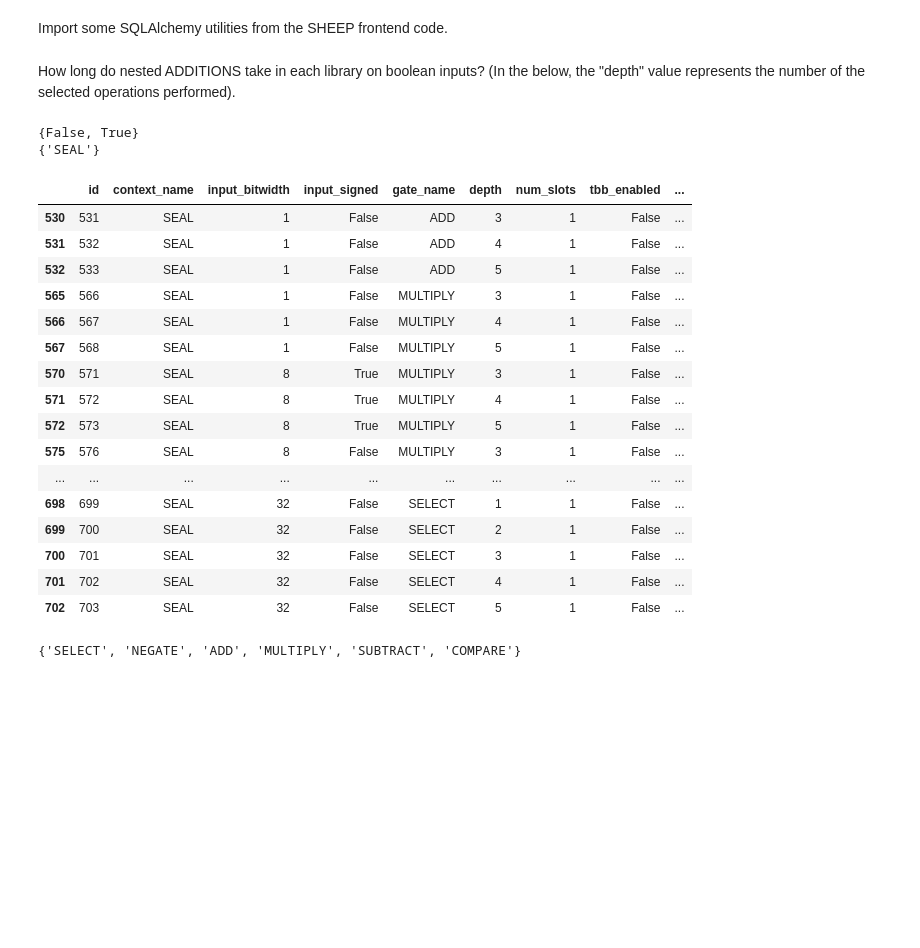
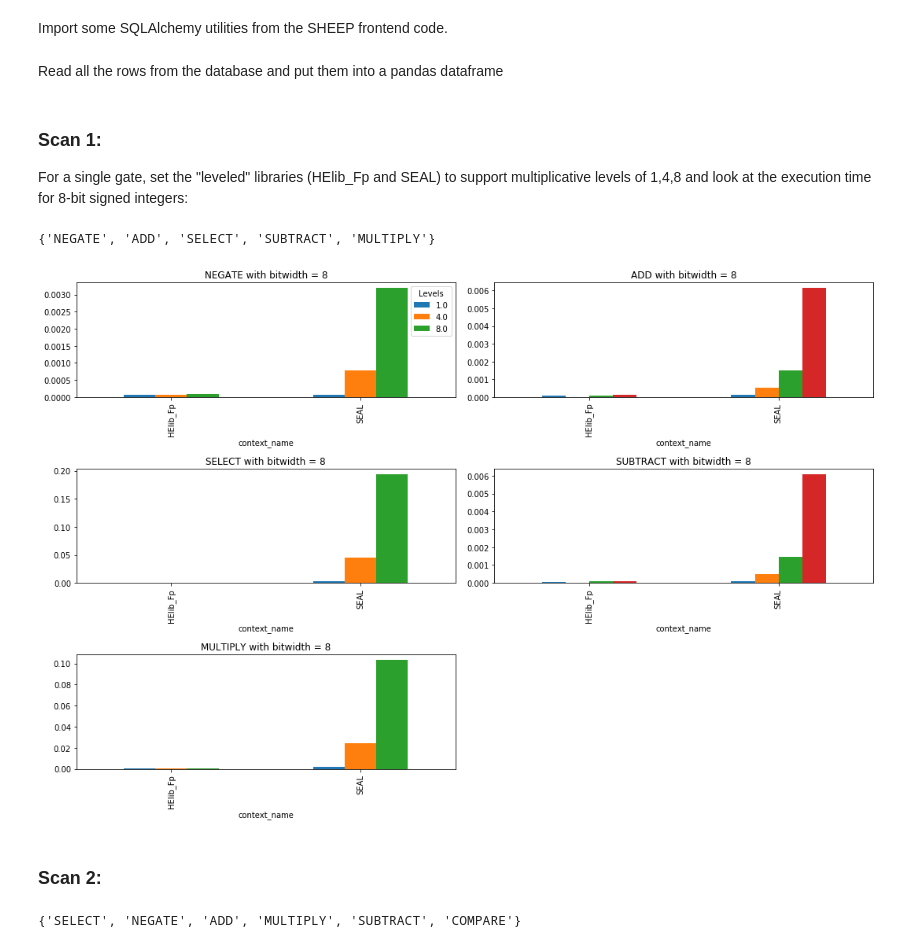
Before and after one commit to alan-turing-institute/SHEEP, a Jupyter notebook: Low-level-benchmarks.ipynb, the cells around one changed output. Saved outputs shown, nothing was run; the diff lists cells and outputs as text; code cells hidden in the pictures; blank space fills up the shorter version.

Commit message:
update db and low-level notebook

```diff
--- a/Low-level-benchmarks.ipynb
+++ b/Low-level-benchmarks.ipynb
@@ -16,33 +16,5 @@ Import some SQLAlchemy utilities from the SHEEP frontend code.
 # %%
 from frontend.database import BenchmarkMeasurement, session
 from frontend.database import build_filter
-# %% [markdown]
-How long do nested ADDITIONS take in each library on boolean inputs? (In the below, the "depth" value represents the number of the selected operations performed).
-# %%
-all_rows = pd.read_sql(session.query(BenchmarkMeasurement).statement,session.bind)
-all_rows.head()
-print(set(all_rows.is_correct))
-false_rows = all_rows[(all_rows.is_correct==False) & (all_rows.context_name=="SEAL")]
-print(set(false_rows.context_name))
-false_rows.head(100)
-#assert set(all_rows.is_correct) == set([True])
-# %% [output]
-{False, True}
-{'SEAL'}
-|  | id | context_name | input_bitwidth | input_signed | gate_name | depth | num_slots | tbb_enabled | ... |
-| 530 | 531 | SEAL | 1 | False | ADD | 3 | 1 | False | ... |
-| 531 | 532 | SEAL | 1 | False | ADD | 4 | 1 | False | ... |
-| 532 | 533 | SEAL | 1 | False | ADD | 5 | 1 | False | ... |
-| 565 | 566 | SEAL | 1 | False | MULTIPLY | 3 | 1 | False | ... |
-| 566 | 567 | SEAL | 1 | False | MULTIPLY | 4 | 1 | False | ... |
-| 567 | 568 | SEAL | 1 | False | MULTIPLY | 5 | 1 | False | ... |
-| 570 | 571 | SEAL | 8 | True | MULTIPLY | 3 | 1 | False | ... |
-| 571 | 572 | SEAL | 8 | True | MULTIPLY | 4 | 1 | False | ... |
-| 572 | 573 | SEAL | 8 | True | MULTIPLY | 5 | 1 | False | ... |
-| 575 | 576 | SEAL | 8 | False | MULTIPLY | 3 | 1 | False | ... |
-| ... | ... | ... | ... | ... | ... | ... | ... | ... | ... |
-| 698 | 699 | SEAL | 32 | False | SELECT | 1 | 1 | False | ... |
-| 699 | 700 | SEAL | 32 | False | SELECT | 2 | 1 | False | ... |
-| 700 | 701 | SEAL | 32 | False | SELECT | 3 | 1 | False | ... |
-| 701 | 702 | SEAL | 32 | False | SELECT | 4 | 1 | False | ... |
-| 702 | 703 | SEAL | 32 | False | SELECT | 5 | 1 | False | ... |
+# %% [markdown]
+Read all the rows from the database and put them into a pandas dataframe
@@ -49,3 +23,34 @@ false_rows.head(100)
+# %% [markdown]
+### Scan 1:
+For a single gate, set the "leveled" libraries (HElib_Fp and SEAL) to support multiplicative levels of 1,4,8 and look at the execution time for 8-bit signed integers:
+# %%
+all_rows["Levels"] = all_rows["HElib_Levels"] - 2.
+all_rows.loc[all_rows["Levels"].isnull(), "Levels"] = all_rows.loc[all_rows["Levels"].isnull(), "SEAL_N"]/2048.
+def libs_op_levels(op_str,bitwidth, is_signed, libs_list):
+    rows = all_rows[(all_rows.input_bitwidth==bitwidth) & (all_rows.Levels != 5) & (all_rows.gate_name==op_str) & all_rows.context_name.isin(libs_list) & (all_rows.input_signed==is_signed)]
+    rows.context_name.name = "Library"
+    rows.execution_time.name = "Time (s)"
+    return rows.drop_duplicates(["context_name", "Levels"]).pivot(
+        index='context_name', columns='Levels', values='execution_time'
+    )
+all_ops = set(all_rows.gate_name)
+all_libs = ["HElib_F2", "HElib_Fp", "TFHE", "SEAL"]
+bitwidth = 8
+is_signed = True
+for i, op in enumerate(all_ops):
+    if op == "COMPARE": continue
+    libs = ["HElib_Fp", "SEAL"]
+    rows = libs_op_levels(op, bitwidth, is_signed, libs)
+    axis = plt.subplot((len(all_ops) + 2 // 2) // 2, 2, i + 1)
+#     axis.set_yscale("log")
+    rows.plot(ax=axis, title=op + ' with bitwidth = ' + str(bitwidth), kind='bar', figsize=(15, 10), legend=False if i!=0 else True)
+plt.tight_layout()
+plt.show()
+# %% [output]
+{'NEGATE', 'ADD', 'SELECT', 'SUBTRACT', 'MULTIPLY'}
+[figure, added]
+# %% [markdown]
+### Scan 2:
 # %%
 def libs_op_depth(op_str, bitwidth, is_signed, libs_list):
     rows = all_rows[(all_rows.input_bitwidth==bitwidth) & (all_rows.gate_name==op_str) & all_rows.context_name.isin(libs_list) & (all_rows.input_signed==is_signed)]
```
Also changed, not shown: parts of 1 cell of this notebook, 1 other file.
